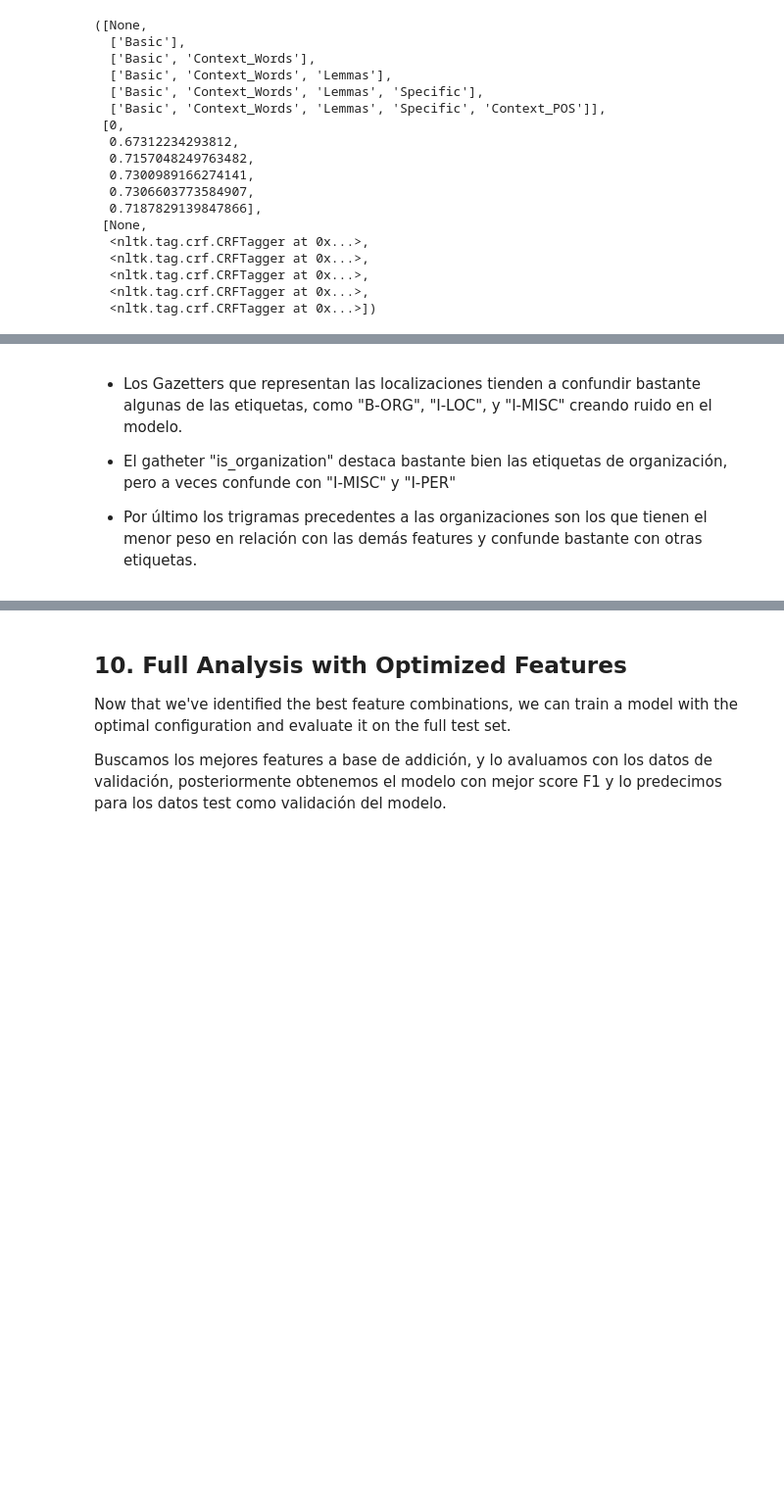
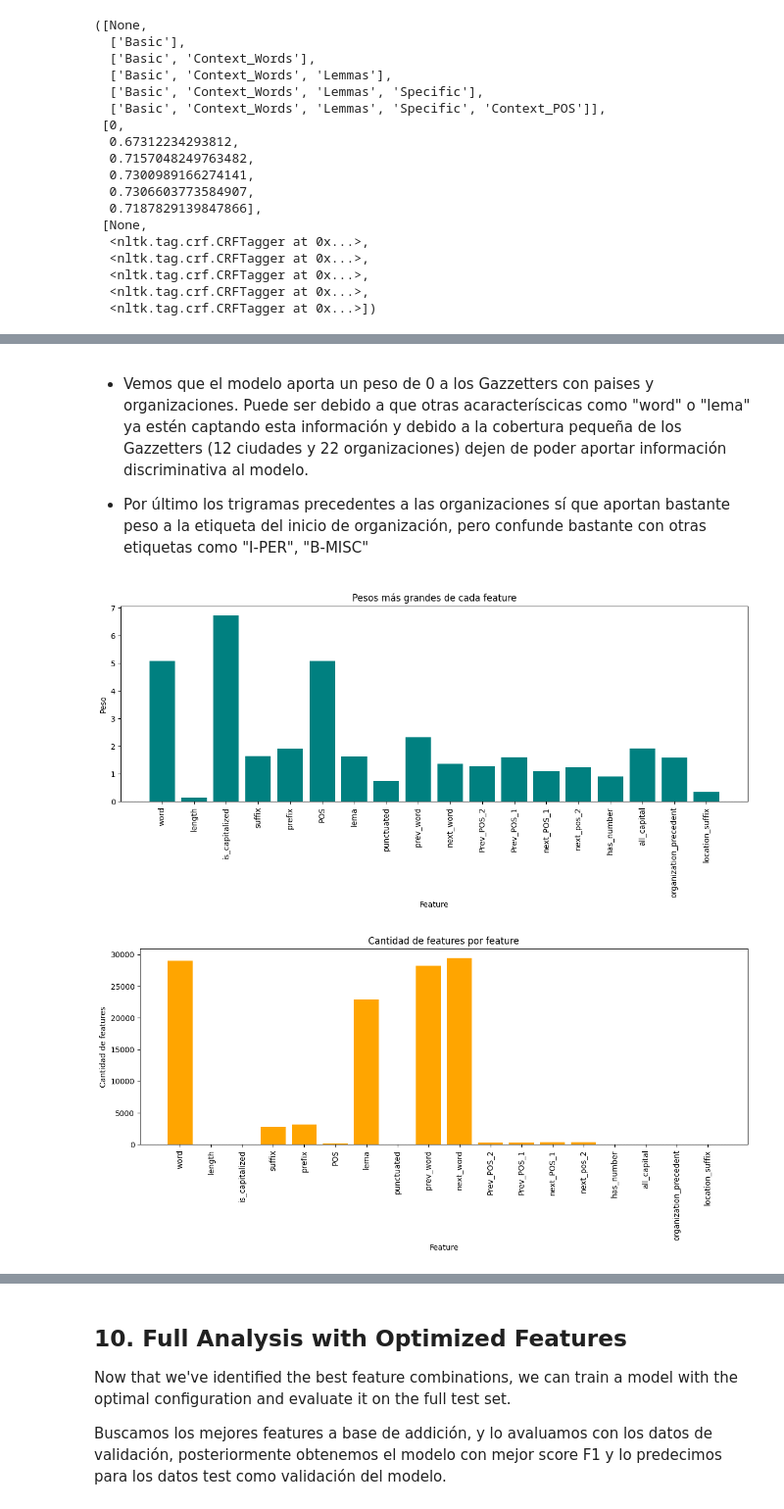
Before and after one commit to TaliaPr/Natural-Language-Processing, a Jupyter notebook: Classificación_secuencias/example.ipynb, the cells around one changed output, grey strips where cells are left out. Shown at 98% size. Saved outputs shown, nothing was run; the diff lists cells and outputs as text; code cells hidden in the pictures; blank space fills up the shorter version.

Commit message:
pesos

```diff
--- a/Classificación_secuencias/example.ipynb
+++ b/Classificación_secuencias/example.ipynb
@@ -1193,6 +1193,43 @@ for f in feature_general:
 # %% [markdown]
-- Los Gazetters que representan las localizaciones tienden a confundir bastante algunas de las etiquetas, como "B-ORG", "I-LOC", y "I-MISC" creando ruido en el modelo.
+- Vemos que el modelo aporta un peso de 0 a los Gazzetters con paises y organizaciones. Puede ser debido a que otras acaracteríscicas como "word" o "lema" ya estén captando esta información y debido a la cobertura pequeña de los Gazzetters (12 ciudades y 22 organizaciones) dejen de poder aportar información discriminativa al modelo.
 
-- El gatheter "is_organization" destaca bastante bien las etiquetas de organización, pero a veces confunde con "I-MISC" y "I-PER"
-
-- Por último los trigramas precedentes a las organizaciones son los que tienen el menor peso en relación con las demás features y confunde bastante con otras etiquetas.
+- Por último los trigramas precedentes a las organizaciones sí que aportan bastante peso a la etiqueta del inicio de organización, pero confunde bastante con otras etiquetas como "I-PER", "B-MISC"
+# %%
+D = {} #Diccionario para almacenar los pesos de las features generales ("word", "length", etc.)
+
+for k,v in tagger.info().state_features.items():
+    e, _ = k
+    if ":" in e:
+        e = e.split(":")[0]
+    if e in D:
+        D[e].append(v)
+    else:
+        D[e] = [v]
+
+D_max = {}
+for k,v in D.items():
+    D_max[k] = max(abs(v) for v in v)
+
+#Plotear D_max, pesos más grandes de cada feature
+plt.figure(figsize=(12, 6))
+plt.bar(D_max.keys(), D_max.values(), color='teal')
+plt.axhline(0, color='gray', linestyle='--', linewidth=0.8)
+plt.title("Pesos más grandes de cada feature")
+plt.ylabel("Peso")
+plt.xlabel("Feature")
+plt.xticks(rotation=90)
+plt.tight_layout()
+
+#plotear len(v) en D,
+plt.figure(figsize=(12, 6))
+plt.bar(D.keys(), [len(v) for v in D.values()], color='orange')
+plt.axhline(0, color='gray', linestyle='--', linewidth=0.8)
+plt.title("Cantidad de features por feature")
+plt.ylabel("Cantidad de features")
+plt.xlabel("Feature")
+plt.xticks(rotation=90)
+plt.tight_layout()
+plt.show()
+# %% [output]
+[figure, added]
+[figure, added]
```
Also changed, not shown: parts of 4 cells of this notebook.
